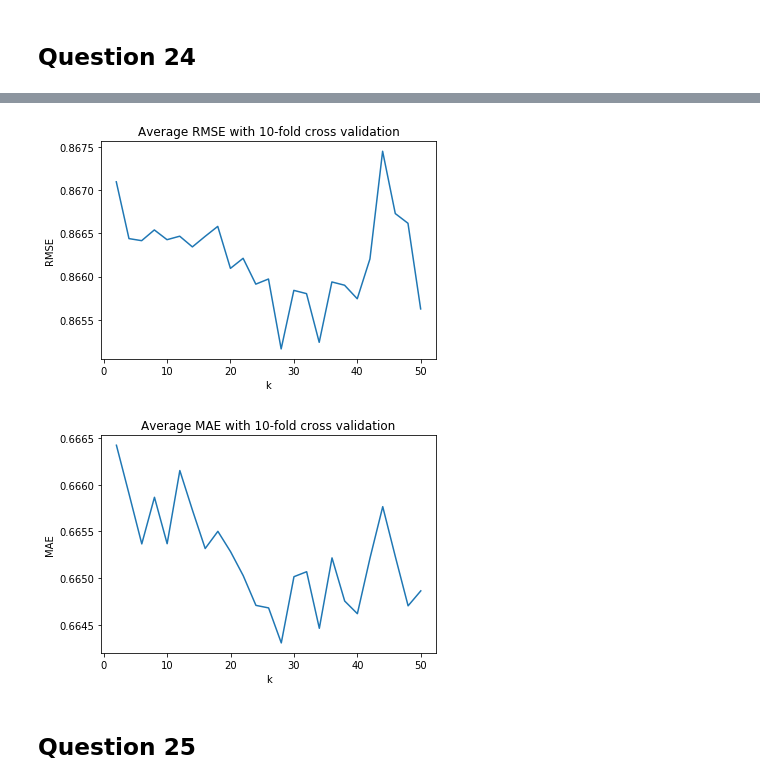
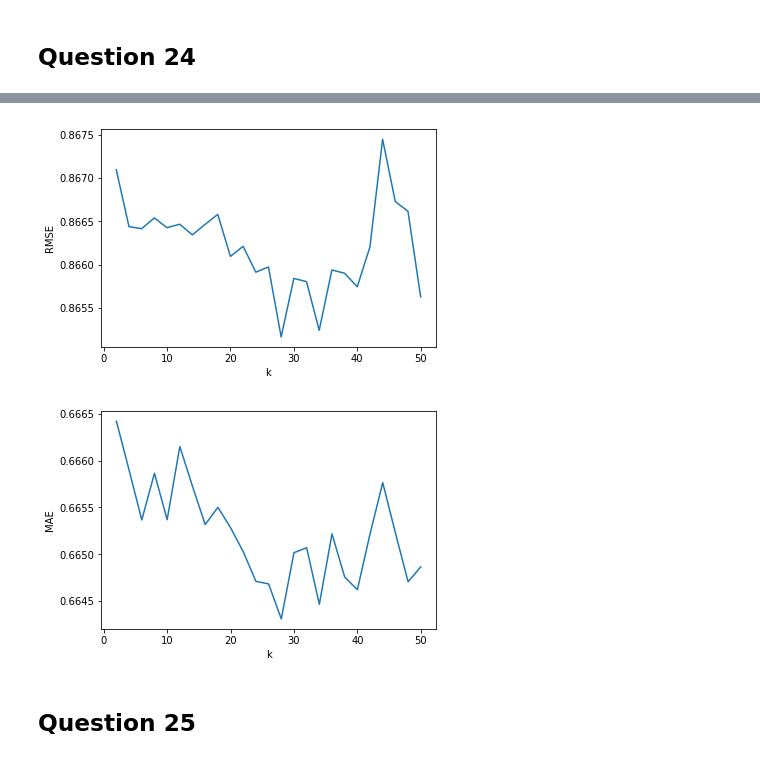
Before and after one commit to ruizhi92/ECE219-Large-Scale-Data-Mining, a Jupyter notebook: project3_recommender_system/Project_3_Q24-29 SVD.ipynb, the cells around one changed output, grey strips where cells are left out. Cells and saved outputs as stored; diff of their text form; code cells hidden in the pictures.

```diff
--- a/project3_recommender_system/Project_3_Q24-29 SVD.ipynb
+++ b/project3_recommender_system/Project_3_Q24-29 SVD.ipynb
@@ -140,18 +140,18 @@ for k in kValues:
 # %%
 plt.plot(kValues, RMSEs10)
-plt.title("Average RMSE with 10-fold cross validation")
+# plt.title("Average RMSE with 10-fold cross validation")
 plt.xlabel('k')
 plt.ylabel('RMSE')
 plt.show()
 
 plt.plot(kValues, MAEs10)
-plt.title("Average MAE with 10-fold cross validation")
+# plt.title("Average MAE with 10-fold cross validation")
 plt.xlabel('k')
 plt.ylabel('MAE')
 plt.show()
 # %% [output]
-[figure, old version]
+[figure, new version]
-[figure, old version]
+[figure, new version]
 # %% [markdown]
 ## Question 25
 # %%
```
Also changed, not shown: parts of 8 cells of this notebook, 6 other files.
